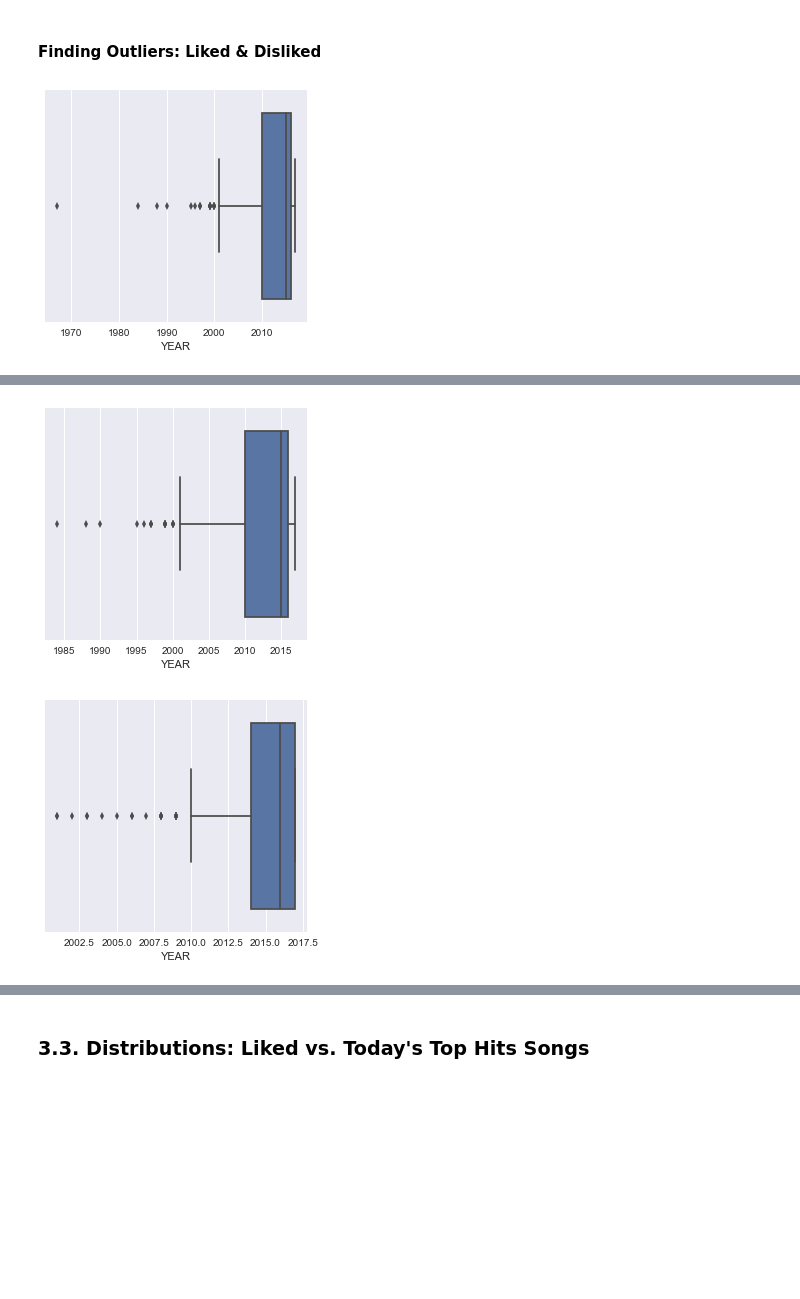
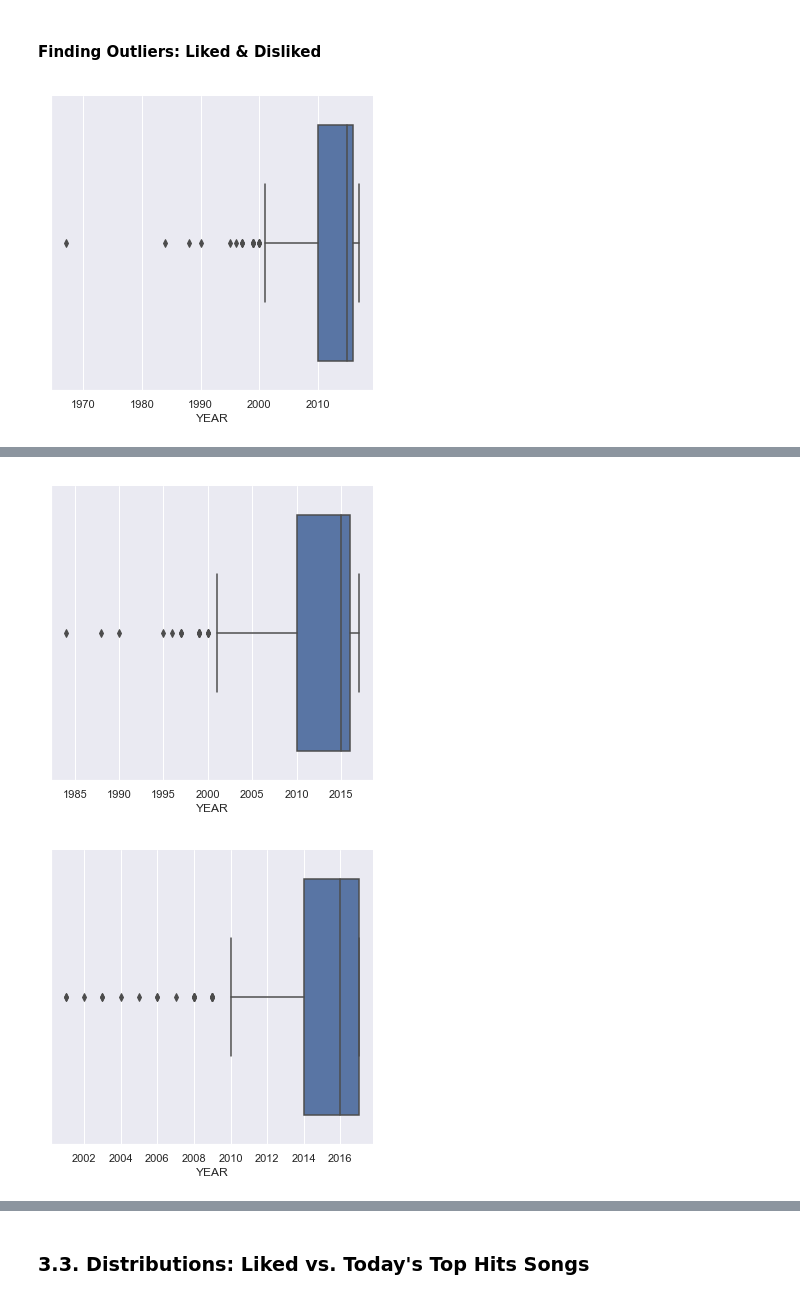
Before and after one commit to orenzion/spotify-data-analysis-1, a Jupyter notebook: Draft_Code.ipynb, the cells around one changed output, grey strips where cells are left out. Saved outputs shown, nothing was run; the diff lists cells and outputs as text; code cells hidden in the pictures; blank space fills up the shorter version.

```diff
--- a/Draft_Code.ipynb
+++ b/Draft_Code.ipynb
@@ -232,10 +245,10 @@ plt.show()
 #### Finding Outliers: Liked & Disliked
 # %%
 # FINDING OUTLIERS - LIKED
-sns.factorplot(x='YEAR', data=liked, kind='box')
+sns.catplot(x='YEAR', data=liked, kind='box')
 plt.show()
 # %% [output]
-[figure, old version]
+[figure, new version]
 # %%
 # FINDING OUTLIERS - LIKED
 liked[liked.YEAR < 1980]
@@ -245,16 +258,16 @@ liked[liked.YEAR < 1980]
 # %%
 # REMOVING OUTLIERS - LIKED
 liked = liked[liked.YEAR > 1980]
-sns.factorplot(x='YEAR', data=liked, kind='box')
+sns.catplot(x='YEAR', data=liked, kind='box')
 plt.show()
 # %% [output]
-[figure, old version]
+[figure, new version]
 # %%
 # FINDING OUTLIERS - DISLIKED
-sns.factorplot(x='YEAR', data=disliked, kind='box')
+sns.catplot(x='YEAR', data=disliked, kind='box')
 plt.show()
 # %% [output]
-[figure, old version]
+[figure, new version]
 # %%
 disliked[disliked['YEAR'] < 2005]
 # %% [output]
```
Also changed, not shown: parts of 7 cells of this notebook.
